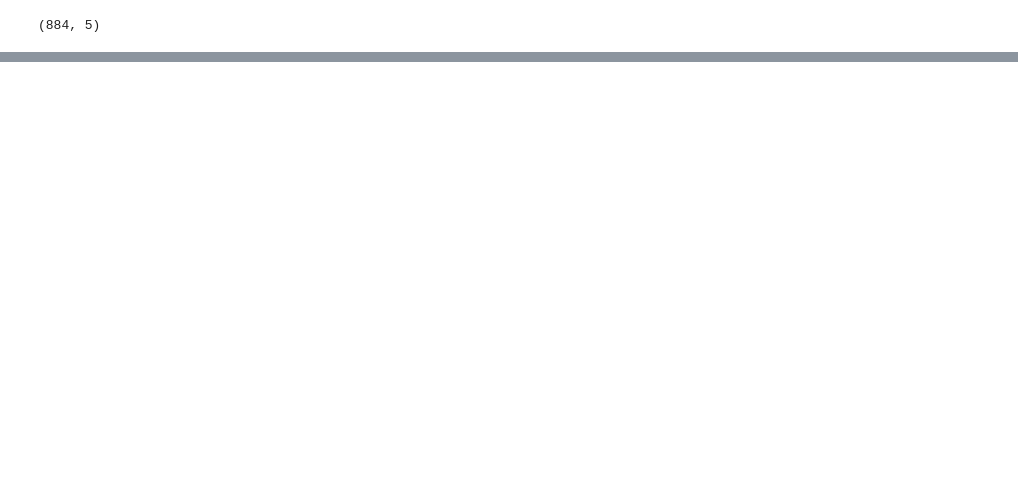
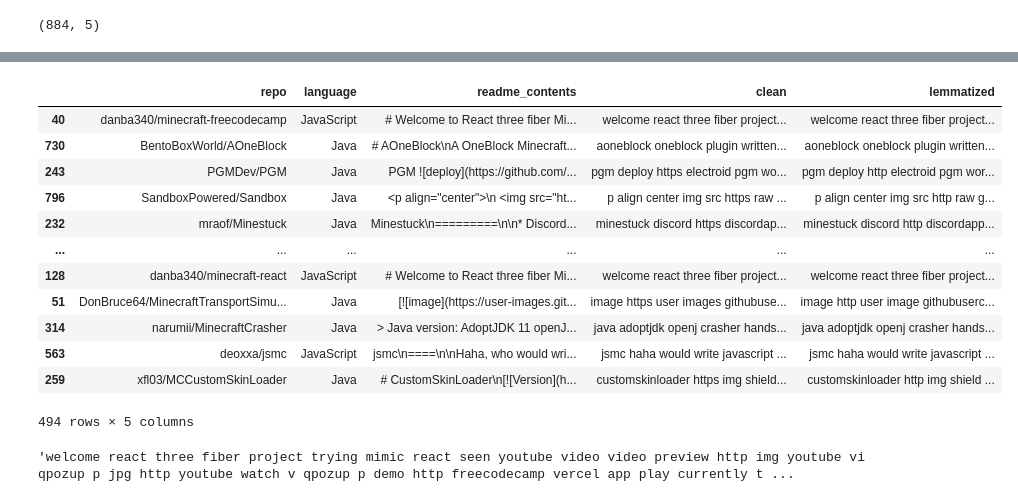
Before and after one commit to Doubtable-Steves-Linguistics/MinecraftNLP, a Jupyter notebook: rae_working_notebook.ipynb, the cells around one changed output, grey strips where cells are left out. Cells and saved outputs as stored; diff of their text form; code cells hidden in the pictures; blank space fills up the shorter version.

```diff
--- a/rae_working_notebook.ipynb
+++ b/rae_working_notebook.ipynb
@@ -193,0 +216,31 @@ df.shape
+# %%
+def split_minecraft_data(df):
+    '''
+    This function performs split on minecraft repo data, stratified on language.
+    Returns train, validate, and test dfs.
+    '''
+    train_validate, test = train_test_split(df, test_size=.2,
+                                        random_state=123,
+                                        stratify=df.language)
+    train, validate = train_test_split(train_validate, test_size=.3,
+                                   random_state=123,
+                                   stratify=train_validate.language)
+    return train, validate, test
+# %%
+train, validate, test = split_minecraft_data(df)
+# %%
+train
+# %% [output]
+|  | repo | language | readme_contents | clean | lemmatized |
+| 40 | danba340/minecraft-freecodecamp | JavaScript | # Welcome to React three fiber Mi... | welcome react three fiber project... | welcome react three fiber project... |
+| 730 | BentoBoxWorld/AOneBlock | Java | # AOneBlock\nA OneBlock Minecraft... | aoneblock oneblock plugin written... | aoneblock oneblock plugin written... |
+| 243 | PGMDev/PGM | Java | PGM ![deploy](https://github.com/... | pgm deploy https electroid pgm wo... | pgm deploy http electroid pgm wor... |
+| 796 | SandboxPowered/Sandbox | Java | <p align="center">\n <img src="ht... | p align center img src https raw ... | p align center img src http raw g... |
+| 232 | mraof/Minestuck | Java | Minestuck\n=========\n\n* Discord... | minestuck discord https discordap... | minestuck discord http discordapp... |
+| ... | ... | ... | ... | ... | ... |
+| 128 | danba340/minecraft-react | JavaScript | # Welcome to React three fiber Mi... | welcome react three fiber project... | welcome react three fiber project... |
+| 51 | DonBruce64/MinecraftTransportSimu... | Java | [![image](https://user-images.git... | image https user images githubuse... | image http user image githubuserc... |
+| 314 | narumii/MinecraftCrasher | Java | > Java version: AdoptJDK 11 openJ... | java adoptjdk openj crasher hands... | java adoptjdk openj crasher hands... |
+| 563 | deoxxa/jsmc | JavaScript | jsmc\n====\n\nHaha, who would wri... | jsmc haha would write javascript ... | jsmc haha would write javascript ... |
+| 259 | xfl03/MCCustomSkinLoader | Java | # CustomSkinLoader\n[![Version](h... | customskinloader https img shield... | customskinloader http img shield ... |
+494 rows × 5 columns
@@ -193,0 +249,4 @@ df.shape
+# %%
+lemma_readmes
+# %% [output]
+'welcome react three fiber project trying mimic react seen youtube video video preview http img youtube vi qpozup p jpg http youtube watch v qpozup p demo http freecodecamp vercel app play currently t ...
```
Also changed, not shown: parts of 35 cells of this notebook, 1 other file.
